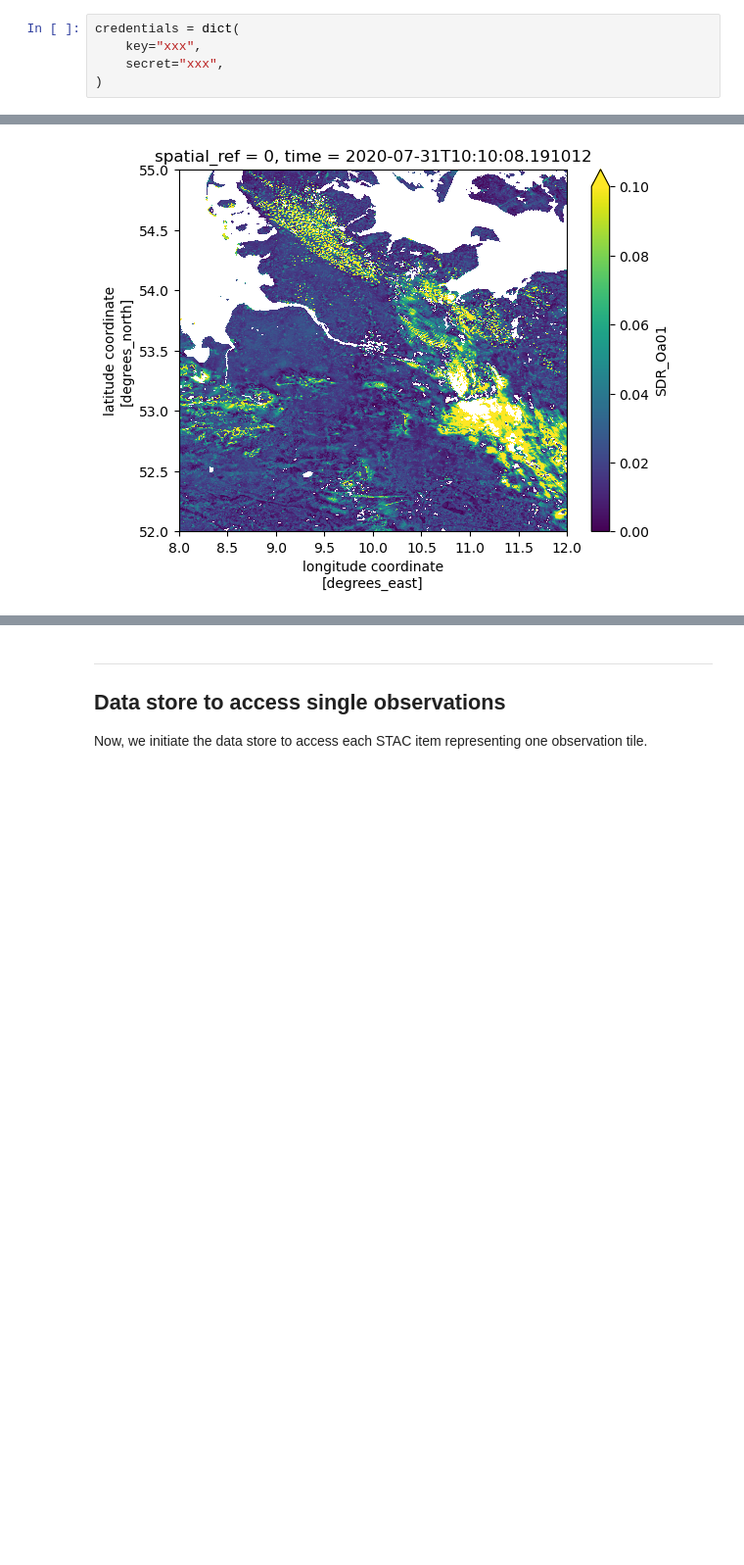
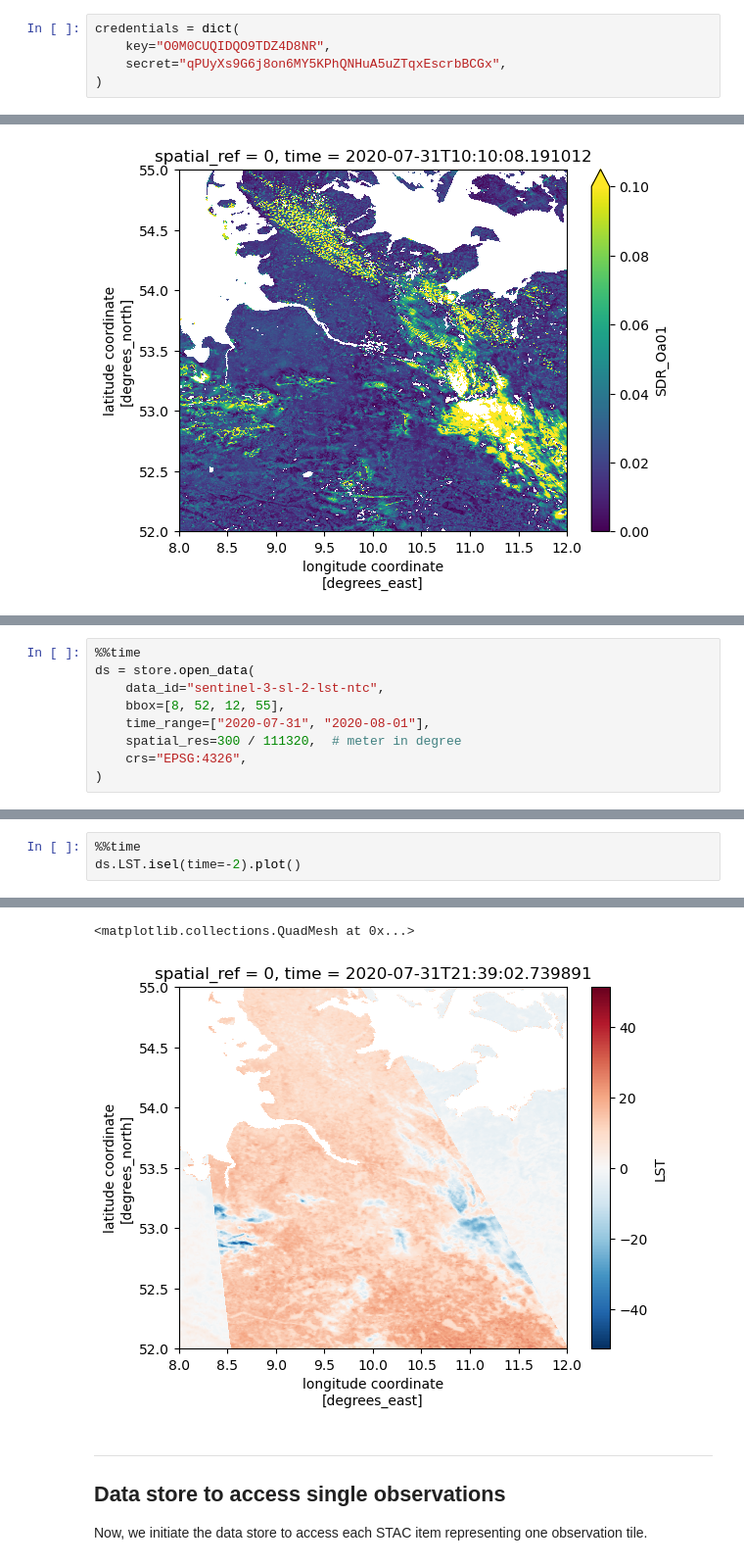
Before and after one commit to xcube-dev/xcube-stac, a Jupyter notebook: examples/notebooks/sentinel_3_cdse.ipynb, the cells around one changed output, grey strips where cells are left out. Shown at 98% size. Cells and saved outputs as stored; diff of their text form; blank space fills up the shorter version.

```diff
--- a/examples/notebooks/sentinel_3_cdse.ipynb
+++ b/examples/notebooks/sentinel_3_cdse.ipynb
@@ -25,8 +25,8 @@ xr.set_options(display_expand_attrs=False)
 Next store the credentials in a dictionary.
 # %%
 credentials = dict(
-    key="xxx",
-    secret="xxx",
+    key="O0M0CUQIDQO9TDZ4D8NR",
+    secret="qPUyXs9G6j8on6MY5KPhQNHuA5uZTqxEscrbBCGx",
 )
 # %% [markdown]
 There are two [data stores](https://xcube.readthedocs.io/en/latest/dataaccess.html#data-store-framework) available for the [CDSE STAC API](https://browser.stac.dataspace.copernicus.eu/?language=en):
@@ -143,0 +149,9 @@ Wall time: 6.94 s
+# %%
+%%time
+ds = store.open_data(
+    data_id="sentinel-3-sl-2-lst-ntc",
+    bbox=[8, 52, 12, 55],
+    time_range=["2020-07-31", "2020-08-01"],
+    spatial_res=300 / 111320,  # meter in degree
+    crs="EPSG:4326",
+)
@@ -143,0 +161,4 @@ Wall time: 6.94 s
+# %%
+%%time
+ds.LST.isel(time=-2).plot()
+# %% [output]
@@ -144,3 +167,5 @@ Wall time: 6.94 s
+<matplotlib.collections.QuadMesh at 0x...>
+[figure, added]
 # %% [markdown]
 ----
 ## Data store to access single observations
```
Also changed, not shown: parts of 13 cells of this notebook, 9 other files.
